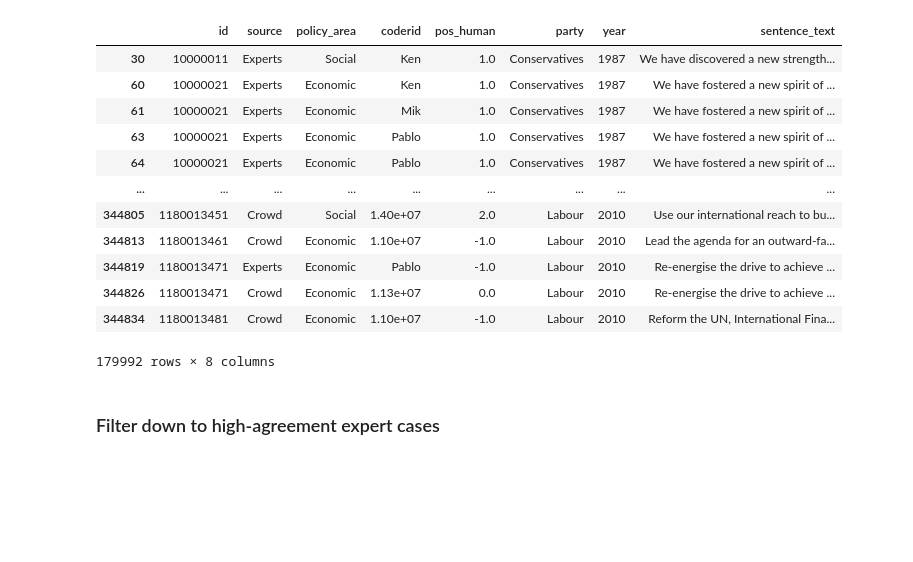
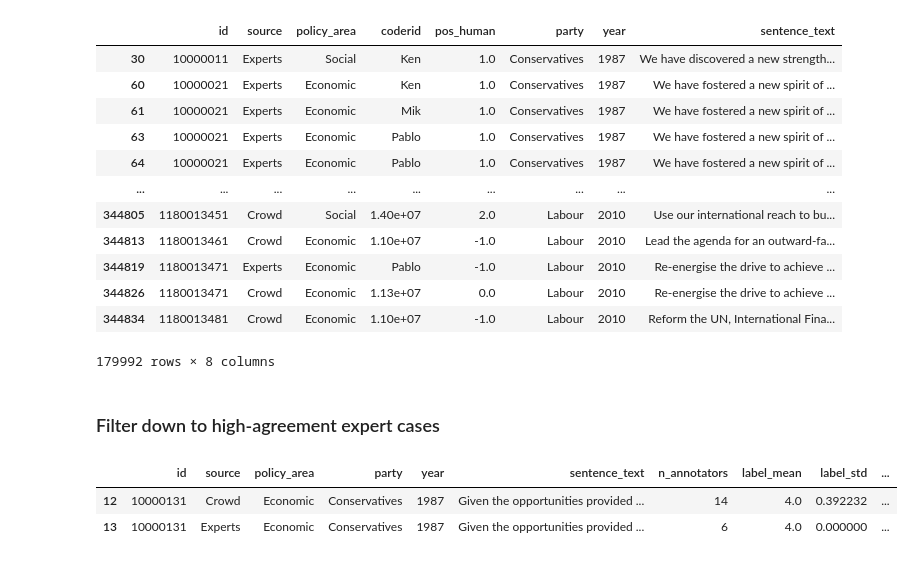
Before and after one commit to ahoho/lemens-gallego-tps-data, a Jupyter notebook: process_british_party_manifestos.ipynb, the cells around one changed output. Saved outputs shown, nothing was run; the diff lists cells and outputs as text; code cells hidden in the pictures; blank space fills up the shorter version.

```diff
--- a/process_british_party_manifestos.ipynb
+++ b/process_british_party_manifestos.ipynb
@@ -134,3 +134,9 @@ human_ratings_filtered = human_ratings_grouped.loc[
+# %%
+human_ratings_filtered[human_ratings_filtered.id == "10000131"]
+# %% [output]
+|  | id | source | policy_area | party | year | sentence_text | n_annotators | label_mean | label_std | ... |
+| 12 | 10000131 | Crowd | Economic | Conservatives | 1987 | Given the opportunities provided ... | 14 | 4.0 | 0.392232 | ... |
+| 13 | 10000131 | Experts | Economic | Conservatives | 1987 | Given the opportunities provided ... | 6 | 4.0 | 0.000000 | ... |
 # %%
 joint_ids = human_ratings_filtered.groupby(["id", "policy_area"], as_index=False).agg({"source": "nunique"})
 joint_ids = joint_ids[joint_ids["source"] == 2]
```
Also changed, not shown: parts of 3 cells of this notebook, 1 other file.
